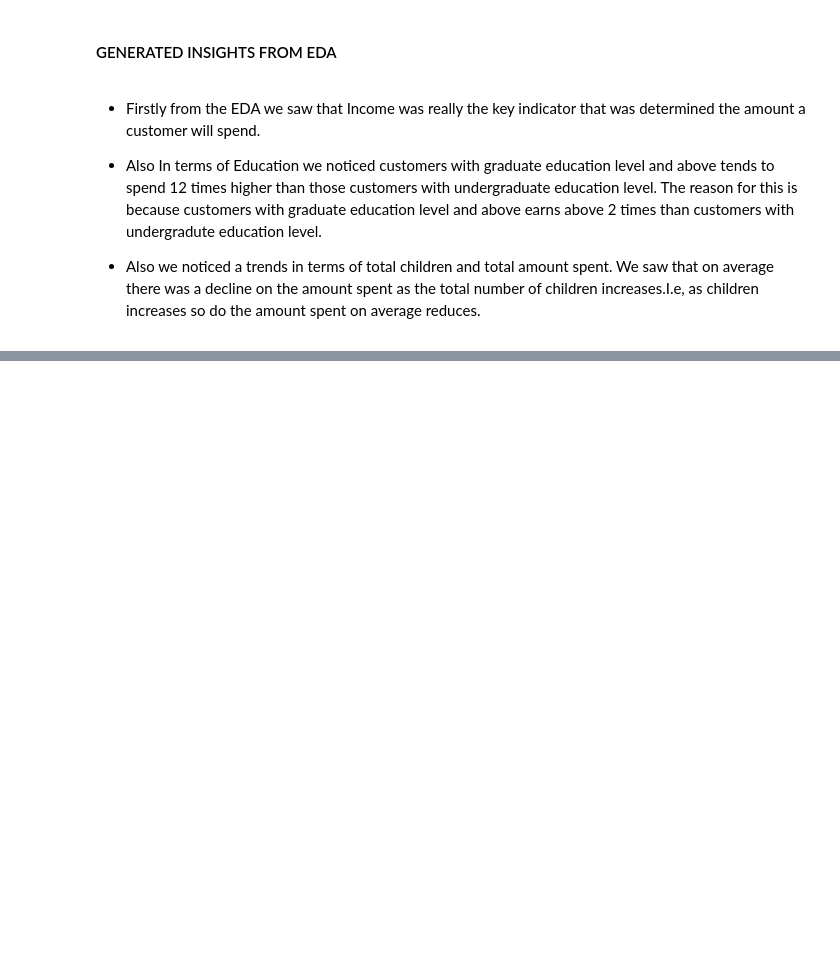
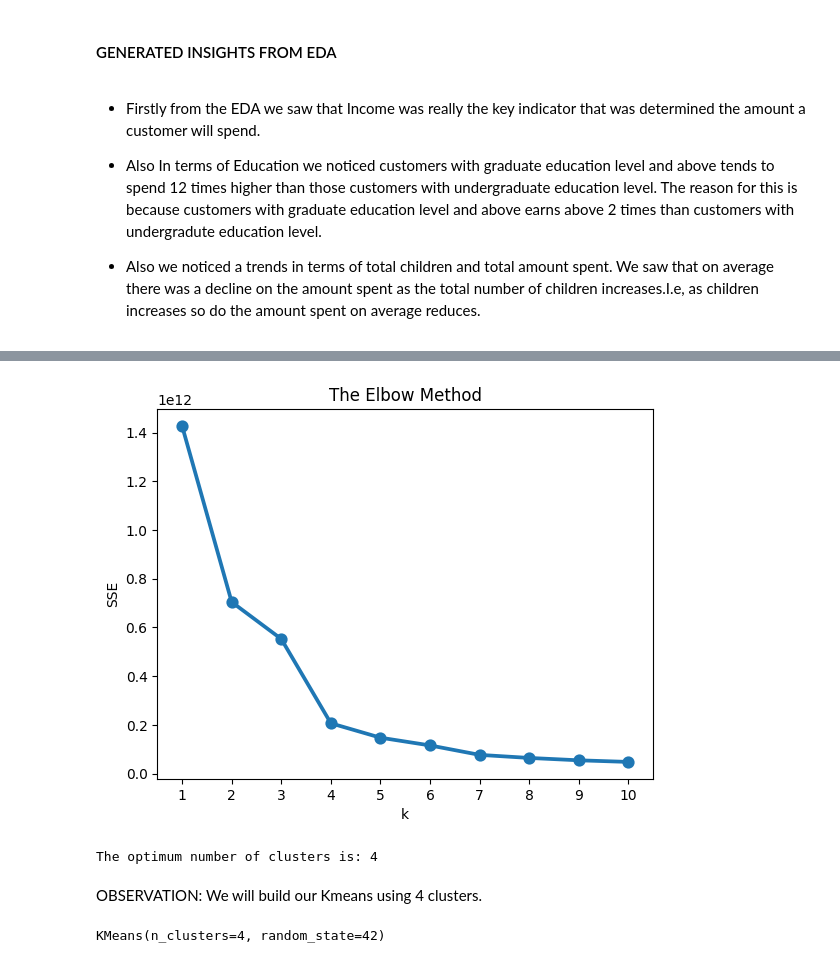
Before and after one commit to IfyAngelo/1of600-DATA-SCIENCE-PROJECTS_customers_segmentation, a Jupyter notebook: notebooks/customer_segmentations.ipynb, the cells around one changed output, grey strips where cells are left out. Saved outputs shown, nothing was run; the diff lists cells and outputs as text; code cells hidden in the pictures; blank space fills up the shorter version.

Commit message:
Customer segmentation  model completed

```diff
--- a/notebooks/customer_segmentations.ipynb
+++ b/notebooks/customer_segmentations.ipynb
@@ -674,0 +712,2 @@ fig.show()
+# %%
+data3["Income"].fillna(data3["Income"].median(), inplace=True)
@@ -674,0 +753,8 @@ fig.show()
+# %%
+"""
+Object features [["Age Group", "Education"]], are ordinal in nature.
+Use LabelEncoder on them to transform their types to integer.
+"""
+label_encoder = LabelEncoder()
+data3['Age Group Encoded'] = label_encoder.fit_transform(data3["Age Group"])
+data3['Education Encoded'] = label_encoder.fit_transform(data3["Education"])
@@ -674,0 +773,4 @@ fig.show()
+# %%
+# Drop object feature types
+
+new_data = data3.drop(["Age Group", "Education"], axis=1)
@@ -674,0 +809,32 @@ fig.show()
+# %%
+errors = []
+
+for k in range(1, 11):
+    model = KMeans(n_clusters=k, random_state=42)
+
+    model.fit(new_data)
+
+    errors.append(model.inertia_)
+# %%
+plt.title('The Elbow Method')
+plt.xlabel('k'); plt.ylabel('SSE')
+sns.pointplot(x=list(range(1, 11)), y=errors)
+plt.savefig("Elbow.png")
+# %% [output]
+[figure, added]
+# %%
+kl = KneeLocator(x = range(1, 11),
+                 y = errors,
+                 curve="convex",
+                 direction="decreasing")
+
+print('The optimum number of clusters is: ' + str(kl.elbow))
+# %% [output]
+The optimum number of clusters is: 4
+# %% [markdown]
+OBSERVATION: We will build our Kmeans using 4 clusters.
+# %%
+model = KMeans(n_clusters=4, random_state=42)
+model.fit(new_data)
+# %% [output]
+KMeans(n_clusters=4, random_state=42)
```
Also changed, not shown: parts of 15 cells of this notebook.
